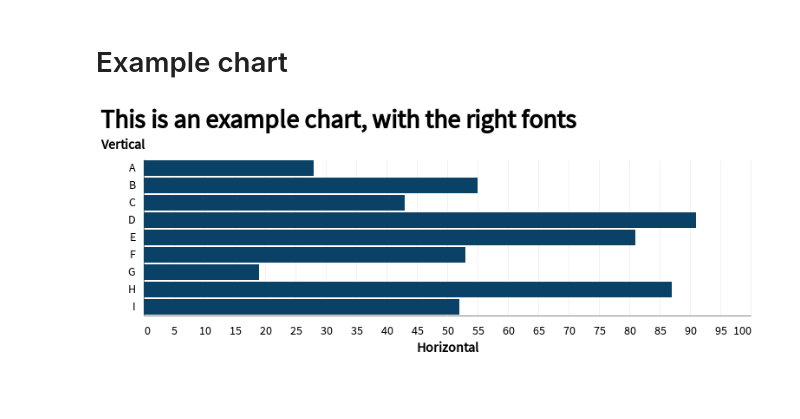
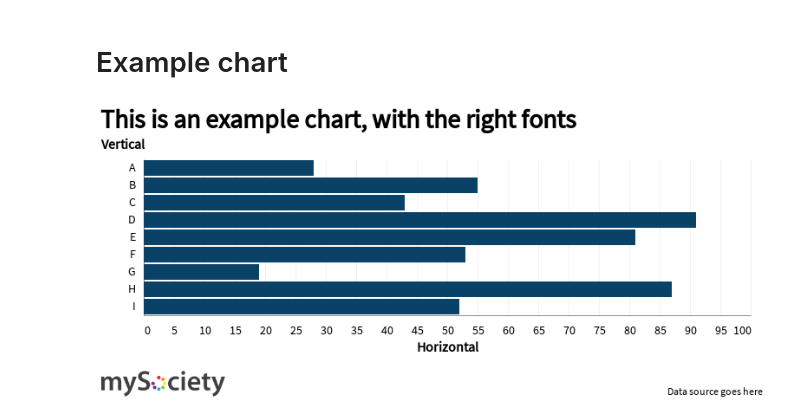
Before and after one commit to mysociety/template_data_repo, a Jupyter notebook: readme.ipynb, the cells around one changed output. Cells and saved outputs as stored; diff of their text form; code cells hidden in the pictures; blank space fills up the shorter version.

```diff
--- a/readme.ipynb
+++ b/readme.ipynb
@@ -60,12 +61,14 @@ You can just render as HTML with `display(source)` but github markdown doesn't l
 # %% [markdown]
 # Example chart
 # %%
-alt.Chart(source).mark_bar().encode(
+chart = alt.Chart(source).mark_bar().encode(
     y='Vertical',
     x='Horizontal'
 ).properties(title="This is an example chart, with the right fonts")
+
+chart.display(logo=True, caption="Data source goes here")
 # %% [output]
-[figure, old version]
+[figure, new version]
 # %%
 #This is how we get a notebook to render itself
 #runs based on file rather than current content, so remember to save first.
```
Also changed, not shown: parts of 4 cells of this notebook, 4 other files.
